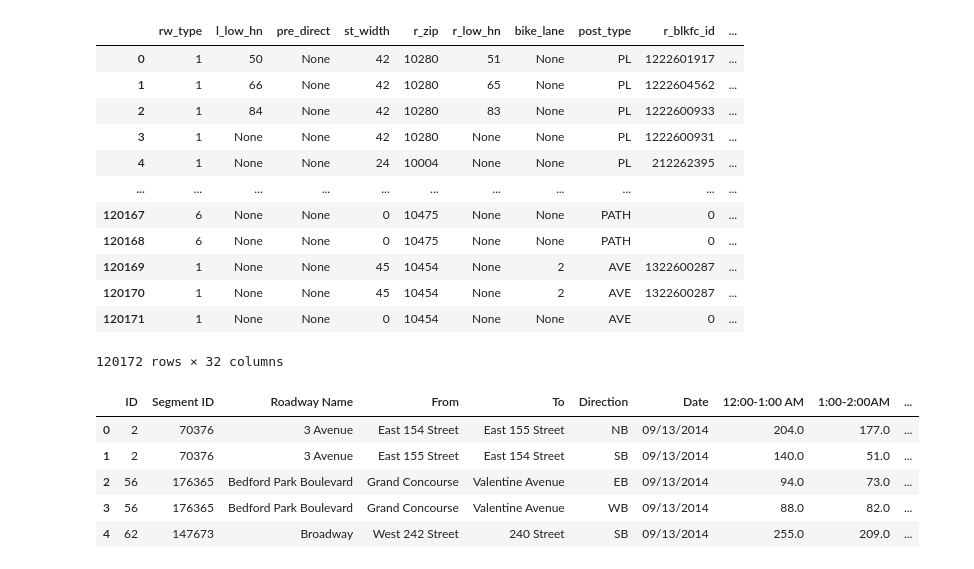
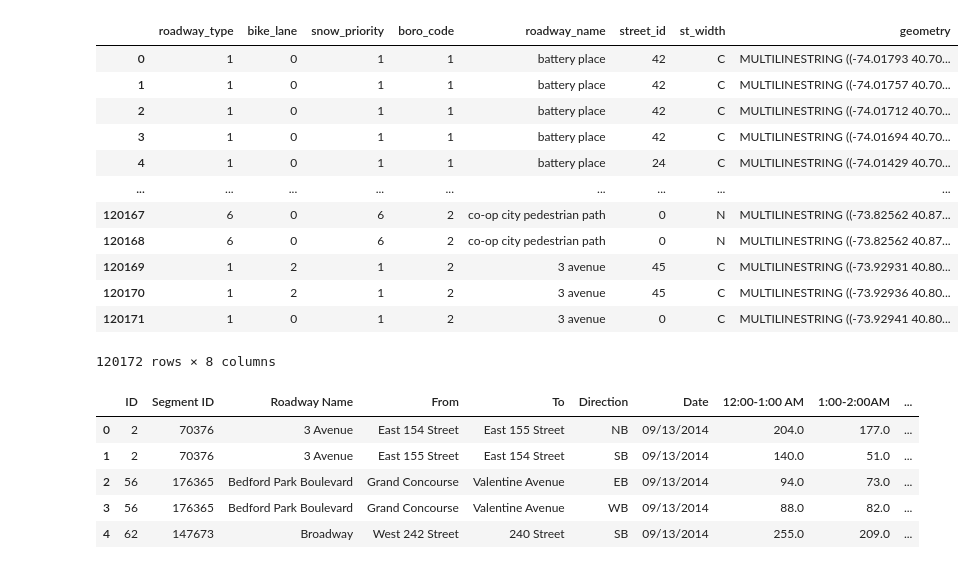
Before and after one commit to AlejandraZS10/capstone_project, a Jupyter notebook: NY Streets.ipynb, the cells around one changed output. Drawn from its saved outputs; the diff is of its cells as text; code cells hidden in the pictures.

```diff
--- a/NY Streets.ipynb
+++ b/NY Streets.ipynb
@@ -1,23 +1,23 @@
 # %%
 import pandas as pd
 import geopandas as gpd
-#truck routes
-scl = gpd.read_file('data/NYC Street Centerline (CSCL).geojson')
+#all streets in New York
+scl = gpd.read_file('fixed_streets.geojson')
 scl
 # %% [output]
-|  | rw_type | l_low_hn | pre_direct | st_width | r_zip | r_low_hn | bike_lane | post_type | r_blkfc_id | ... |
-| 0 | 1 | 50 | None | 42 | 10280 | 51 | None | PL | 1222601917 | ... |
-| 1 | 1 | 66 | None | 42 | 10280 | 65 | None | PL | 1222604562 | ... |
-| 2 | 1 | 84 | None | 42 | 10280 | 83 | None | PL | 1222600933 | ... |
-| 3 | 1 | None | None | 42 | 10280 | None | None | PL | 1222600931 | ... |
-| 4 | 1 | None | None | 24 | 10004 | None | None | PL | 212262395 | ... |
-| ... | ... | ... | ... | ... | ... | ... | ... | ... | ... | ... |
-| 120167 | 6 | None | None | 0 | 10475 | None | None | PATH | 0 | ... |
-| 120168 | 6 | None | None | 0 | 10475 | None | None | PATH | 0 | ... |
-| 120169 | 1 | None | None | 45 | 10454 | None | 2 | AVE | 1322600287 | ... |
-| 120170 | 1 | None | None | 45 | 10454 | None | 2 | AVE | 1322600287 | ... |
-| 120171 | 1 | None | None | 0 | 10454 | None | None | AVE | 0 | ... |
+|  | roadway_type | bike_lane | snow_priority | boro_code | roadway_name | street_id | st_width | geometry |
+| 0 | 1 | 0 | 1 | 1 | battery place | 42 | C | MULTILINESTRING ((-74.01793 40.70... |
+| 1 | 1 | 0 | 1 | 1 | battery place | 42 | C | MULTILINESTRING ((-74.01757 40.70... |
+| 2 | 1 | 0 | 1 | 1 | battery place | 42 | C | MULTILINESTRING ((-74.01712 40.70... |
+| 3 | 1 | 0 | 1 | 1 | battery place | 42 | C | MULTILINESTRING ((-74.01694 40.70... |
+| 4 | 1 | 0 | 1 | 1 | battery place | 24 | C | MULTILINESTRING ((-74.01429 40.70... |
+| ... | ... | ... | ... | ... | ... | ... | ... | ... |
+| 120167 | 6 | 0 | 6 | 2 | co-op city pedestrian path | 0 | N | MULTILINESTRING ((-73.82562 40.87... |
+| 120168 | 6 | 0 | 6 | 2 | co-op city pedestrian path | 0 | N | MULTILINESTRING ((-73.82562 40.87... |
+| 120169 | 1 | 2 | 1 | 2 | 3 avenue | 45 | C | MULTILINESTRING ((-73.92931 40.80... |
+| 120170 | 1 | 2 | 1 | 2 | 3 avenue | 45 | C | MULTILINESTRING ((-73.92936 40.80... |
+| 120171 | 1 | 0 | 1 | 2 | 3 avenue | 0 | C | MULTILINESTRING ((-73.92941 40.80... |
-120172 rows × 32 columns
+120172 rows × 8 columns
 # %%
 import pandas as pd
 import geopandas as gpd
```
Also changed, not shown: parts of 84 cells of this notebook, 47 other files.
